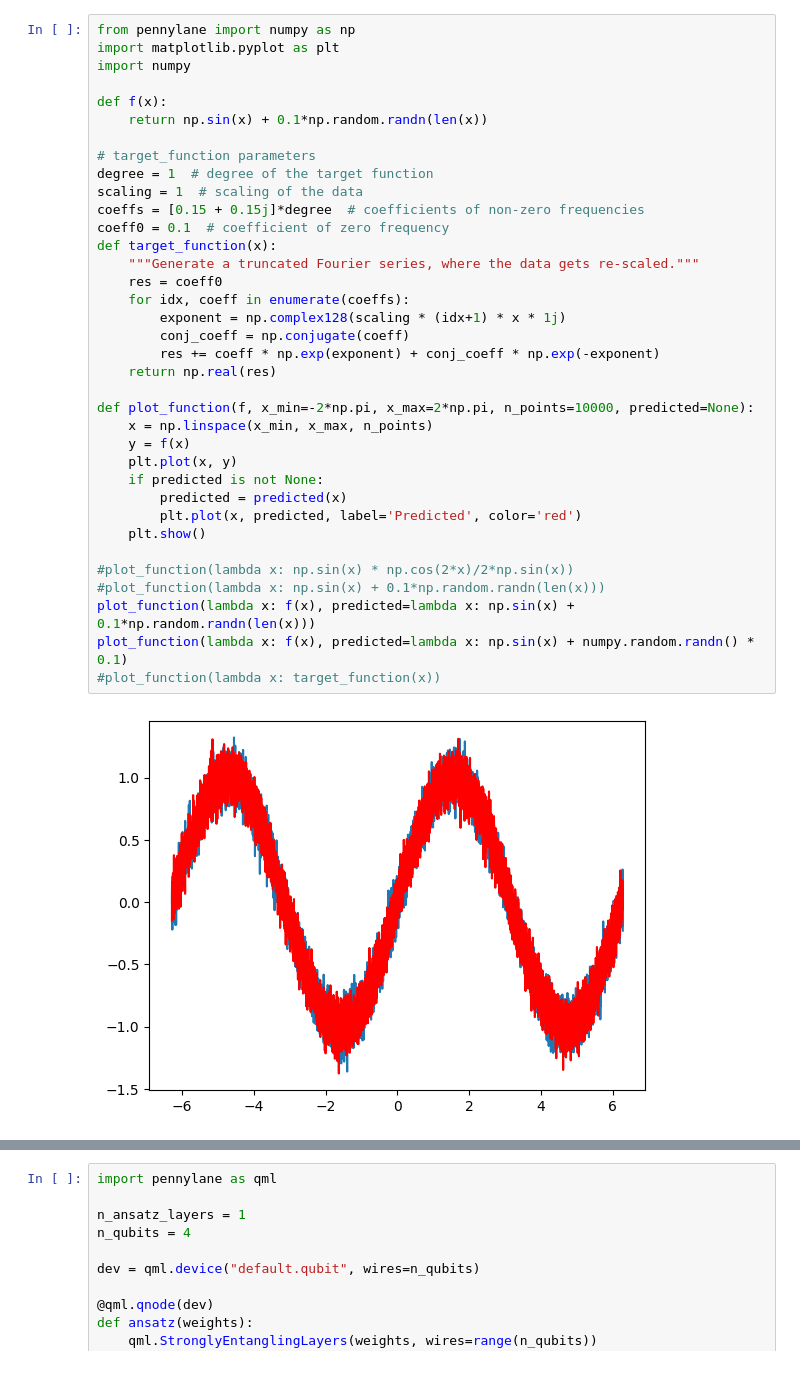
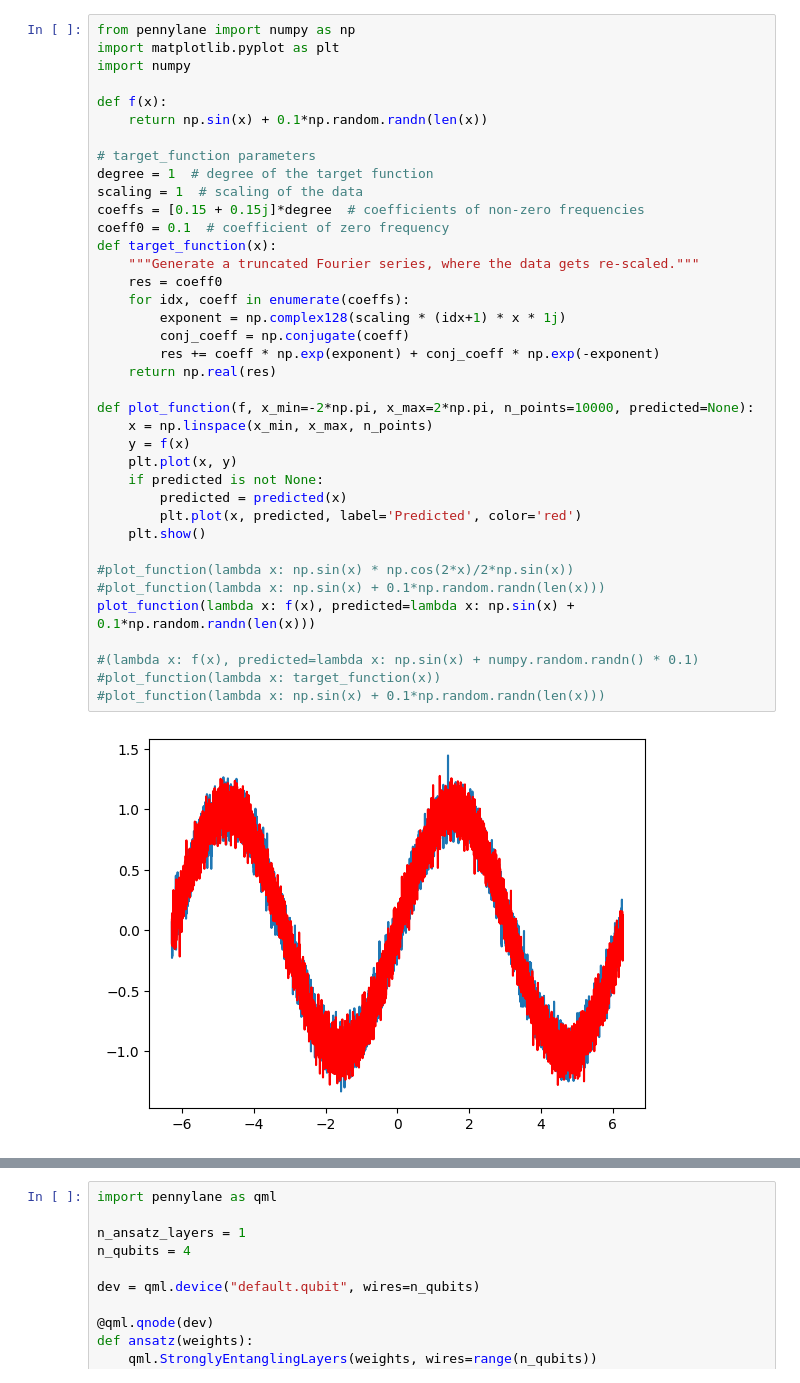
Before and after one commit to LudwigWiedemann/ProbDist_QCP, a Jupyter notebook: pennylane/Tunahan/test.ipynb, the cells around one changed output, grey strips where cells are left out. Cells and saved outputs as stored; diff of their text form.

Commit message:
random

```diff
--- a/pennylane/Tunahan/test.ipynb
+++ b/pennylane/Tunahan/test.ipynb
@@ -7,32 +7,34 @@ def f(x):
     return np.sin(x) + 0.1*np.random.randn(len(x))
 
 # target_function parameters
 degree = 1  # degree of the target function
 scaling = 1  # scaling of the data
 coeffs = [0.15 + 0.15j]*degree  # coefficients of non-zero frequencies
 coeff0 = 0.1  # coefficient of zero frequency
 def target_function(x):
     """Generate a truncated Fourier series, where the data gets re-scaled."""
     res = coeff0
     for idx, coeff in enumerate(coeffs):
         exponent = np.complex128(scaling * (idx+1) * x * 1j)
         conj_coeff = np.conjugate(coeff)
         res += coeff * np.exp(exponent) + conj_coeff * np.exp(-exponent)
     return np.real(res)
 
 def plot_function(f, x_min=-2*np.pi, x_max=2*np.pi, n_points=10000, predicted=None):
     x = np.linspace(x_min, x_max, n_points)
     y = f(x)
     plt.plot(x, y)
     if predicted is not None:
         predicted = predicted(x)
         plt.plot(x, predicted, label='Predicted', color='red')
     plt.show()
 
 #plot_function(lambda x: np.sin(x) * np.cos(2*x)/2*np.sin(x))
 #plot_function(lambda x: np.sin(x) + 0.1*np.random.randn(len(x)))
 plot_function(lambda x: f(x), predicted=lambda x: np.sin(x) + 0.1*np.random.randn(len(x)))
-plot_function(lambda x: f(x), predicted=lambda x: np.sin(x) + numpy.random.randn() * 0.1)
+
+#(lambda x: f(x), predicted=lambda x: np.sin(x) + numpy.random.randn() * 0.1)
 #plot_function(lambda x: target_function(x))
+#plot_function(lambda x: np.sin(x) + 0.1*np.random.randn(len(x)))
 # %% [output]
-[figure, old version]
+[figure, new version]
```
Also changed, not shown: parts of 1 cell of this notebook, 1 other file.
